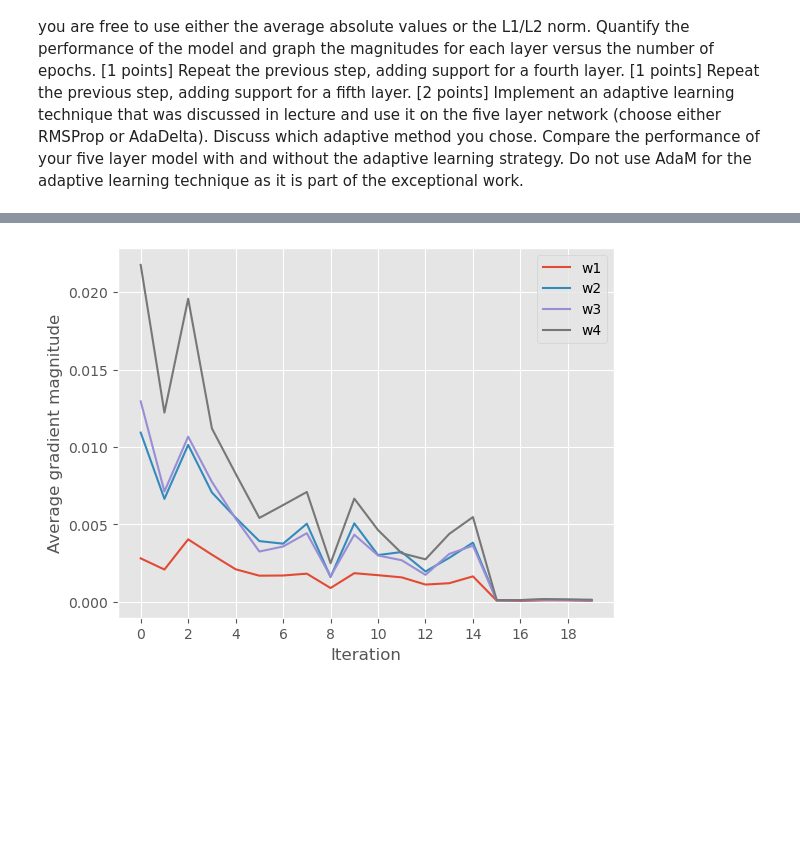
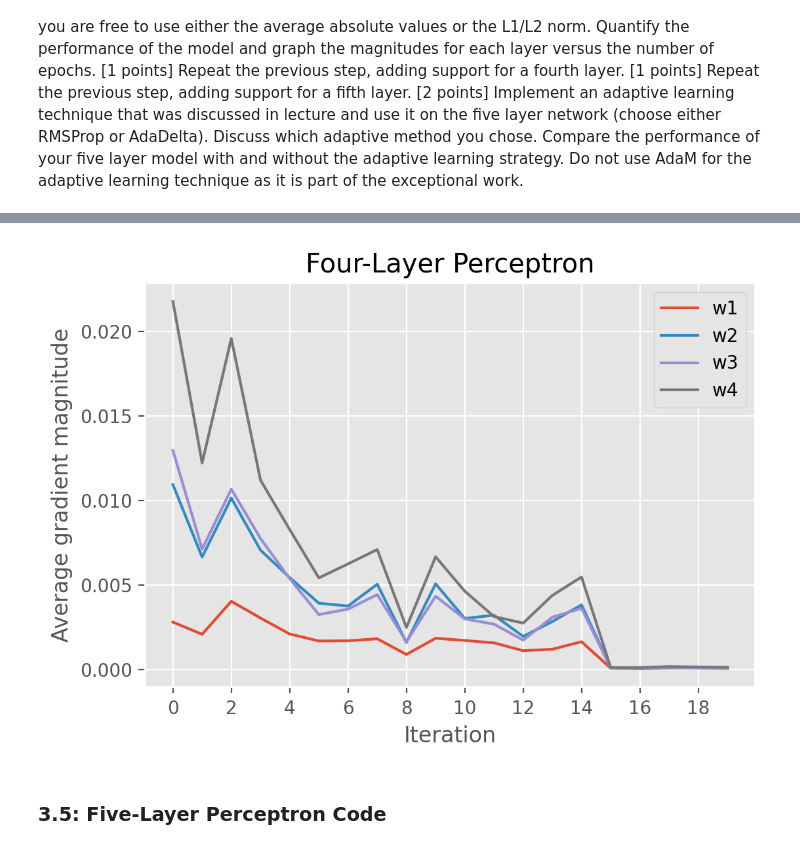
Before and after one commit to 48774861/mlpython_lab4, a Jupyter notebook: lab4_mlpython_pham_gurrola.ipynb, the cells around one changed output, grey strips where cells are left out. Drawn from its saved outputs; the diff is of its cells as text; code cells hidden in the pictures; blank space fills up the shorter version.

```diff
--- a/lab4_mlpython_pham_gurrola.ipynb
+++ b/lab4_mlpython_pham_gurrola.ipynb
@@ -983,20 +957,14 @@ class FourLP:
 # %%
 vals = { 'n_hidden':30,
-         'C':0.1, 'epochs':20, 'eta':0.01, # poor starting learning rate!!
+         'C':0.1, 'epochs':20, 'eta':0.001,
          'alpha':0.001, 'decrease_const':0.1, 'decrease_iter':15,
          'minibatches':50,
          'shuffle':True,'random_state':1}
-vals['epochs'] = 20
-vals['eta'] = 0.001
 
-# nn_tradit = TLPMiniBatchCrossEntropy(**vals)
-nn_better = FourLP(**vals)
+nn_four = FourLP(**vals)
+%time nn_four.fit(X_train, y_train, print_progress=1, XY_test=(X_test, y_test))
 
-# %time nn_tradit.fit(X_train, y_train, print_progress=1, XY_test=(X_test, y_test))
-%time nn_better.fit(X_train, y_train, print_progress=1, XY_test=(X_test, y_test))
-
-# print_result(nn_tradit,X_train,y_train,X_test,y_test,title="Traditional",color="red")
-print_result(nn_better,X_train,y_train,X_test,y_test,title="Glorot Initial",color="blue")
+print_result(nn_four,X_train,y_train,X_test,y_test,title="Four-Layer Perceptron",color="blue")
 plt.show()
 # %% [output]
 Epoch: 20/20
@@ -1010,13 +978,17 @@ Validation acc: 0.8476
 # %%
-ax = plt.subplot(1,1,1)
-plt.plot(np.abs(nn_better.update_w1_[:]), label='w1')
-plt.plot(np.abs(nn_better.update_w2_[:]), label='w2')
-plt.plot(np.abs(nn_better.update_w3_[:]), label='w3')
-plt.plot(np.abs(nn_better.update_w4_[:]), label='w4')
+fig = plt.figure(figsize=(6,4),dpi=200)
+ax = fig.add_subplot(1,1,1)
+plt.plot(np.abs(nn_four.update_w1_[:]), label='w1')
+plt.plot(np.abs(nn_four.update_w2_[:]), label='w2')
+plt.plot(np.abs(nn_four.update_w3_[:]), label='w3')
+plt.plot(np.abs(nn_four.update_w4_[:]), label='w4')
 plt.xticks(np.arange(0,20,2))
+plt.title("Four-Layer Perceptron")
 plt.legend()
 plt.ylabel('Average gradient magnitude')
 plt.xlabel('Iteration')
 plt.show()
 # %% [output]
-[figure, old version]
+[figure, new version]
+# %% [markdown]
+### 3.5: Five-Layer Perceptron Code
```
Also changed, not shown: parts of 36 cells of this notebook, 1 other file.
